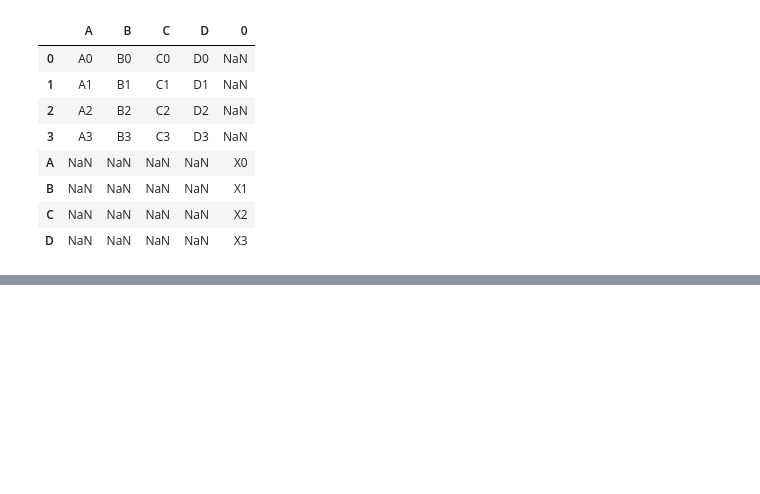
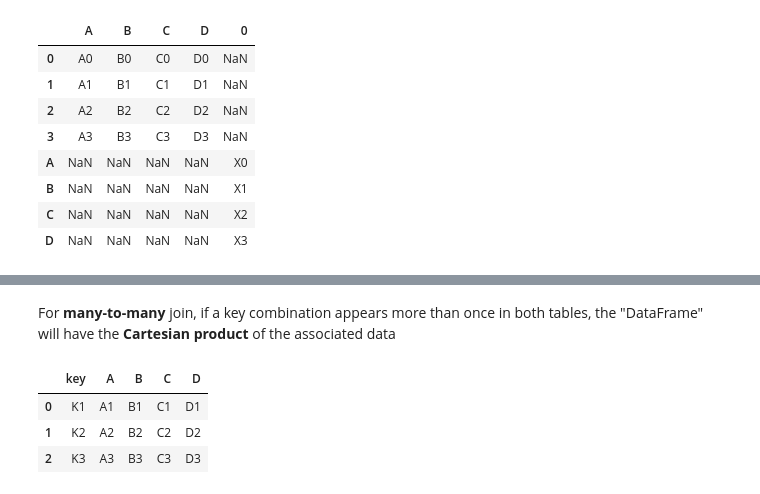
Before and after one commit to SiddheshDaphane/Data-Analysis-in-Python, a Jupyter notebook: Everything-about-Numpy-and-Pandas/Basic_to_advance_pandas.ipynb, the cells around one changed output, grey strips where cells are left out. Saved outputs shown, nothing was run; the diff lists cells and outputs as text; code cells hidden in the pictures; blank space fills up the shorter version.

```diff
--- a/Everything-about-Numpy-and-Pandas/Basic_to_advance_pandas.ipynb
+++ b/Everything-about-Numpy-and-Pandas/Basic_to_advance_pandas.ipynb
@@ -2147,0 +2160,26 @@ result
+# %% [markdown]
+For **many-to-many** join, if a key combination appears more than once in both tables, the "DataFrame" will have the **Cartesian product** of the associated data
+# %%
+left = pd.DataFrame(
+    {
+        "key": ["Ko","K1","K2","K3"],
+        "A": ["A0","A1","A2","A3"],
+        "B": ["B0","B1","B2","B3"]
+    }
+)
+
+right = pd.DataFrame(
+    {
+        "key": ["K0","K1","K2","K3"],
+        "C": ["C0","C1","C2","C3"],
+        "D": ["D0","D1","D2","D3"]
+    }
+)
+# %%
+result = pd.merge(left, right, on="key")
+result
+# %% [output]
+|  | key | A | B | C | D |
+| 0 | K1 | A1 | B1 | C1 | D1 |
+| 1 | K2 | A2 | B2 | C2 | D2 |
+| 2 | K3 | A3 | B3 | C3 | D3 |
```
Also changed, not shown: parts of 3 cells of this notebook.
